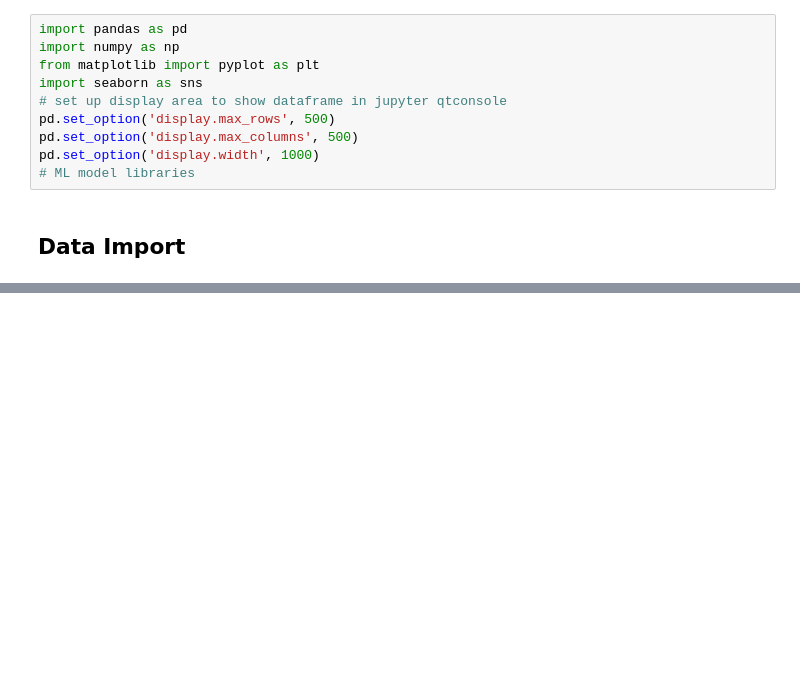
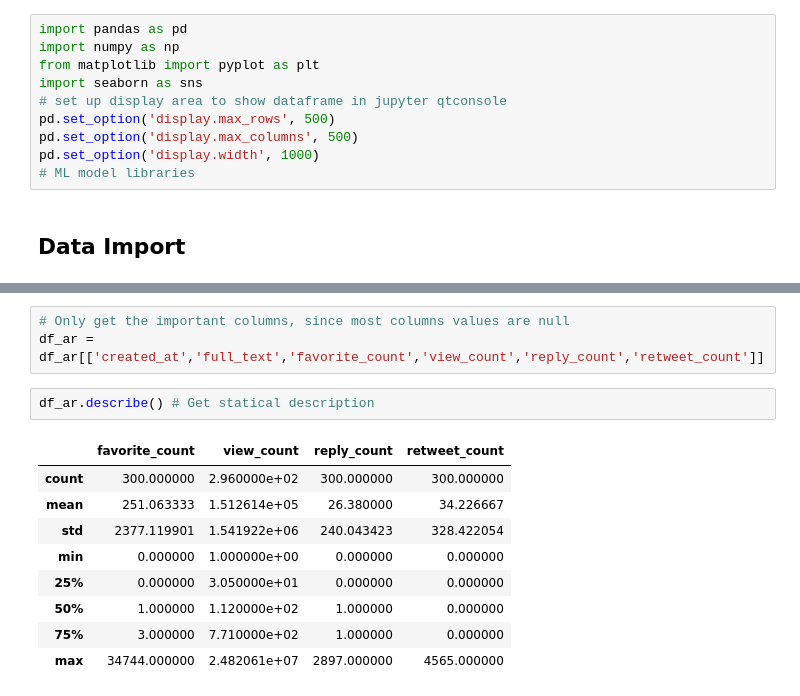
Before and after one commit to lamaAbdulrahmana/Multilingual-Twitter-Sentiment-Classification-Capitalism, a Jupyter notebook: Multilingual Twitter Sentiment Classification Capitalism.ipynb, the cells around one changed output, grey strips where cells are left out. Drawn from its saved outputs; the diff is of its cells as text; blank space fills up the shorter version.

```diff
--- a/Multilingual Twitter Sentiment Classification Capitalism.ipynb
+++ b/Multilingual Twitter Sentiment Classification Capitalism.ipynb
@@ -294,0 +161,15 @@ Here the R² value is 0.8038, which shows the model is almost accurate and can m
+# %%
+# Only get the important columns, since most columns values are null
+df_ar = df_ar[['created_at','full_text','favorite_count','view_count','reply_count','retweet_count']]
+# %%
+df_ar.describe() # Get statical description
+# %% [output]
+|  | favorite_count | view_count | reply_count | retweet_count |
+| count | 300.000000 | 2.960000e+02 | 300.000000 | 300.000000 |
+| mean | 251.063333 | 1.512614e+05 | 26.380000 | 34.226667 |
+| std | 2377.119901 | 1.541922e+06 | 240.043423 | 328.422054 |
+| min | 0.000000 | 1.000000e+00 | 0.000000 | 0.000000 |
+| 25% | 0.000000 | 3.050000e+01 | 0.000000 | 0.000000 |
+| 50% | 1.000000 | 1.120000e+02 | 1.000000 | 0.000000 |
+| 75% | 3.000000 | 7.710000e+02 | 1.000000 | 0.000000 |
+| max | 34744.000000 | 2.482061e+07 | 2897.000000 | 4565.000000 |
```
Also changed, not shown: parts of 73 cells of this notebook, 2 other files.
